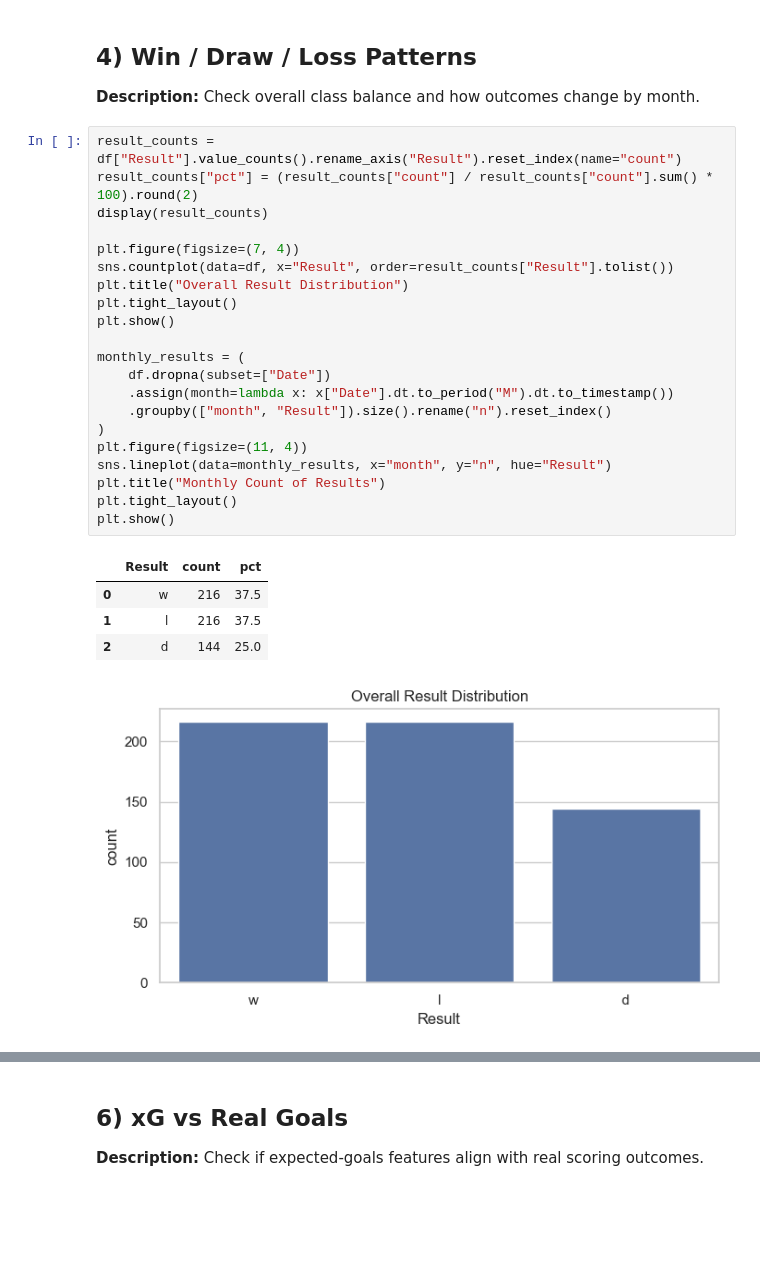
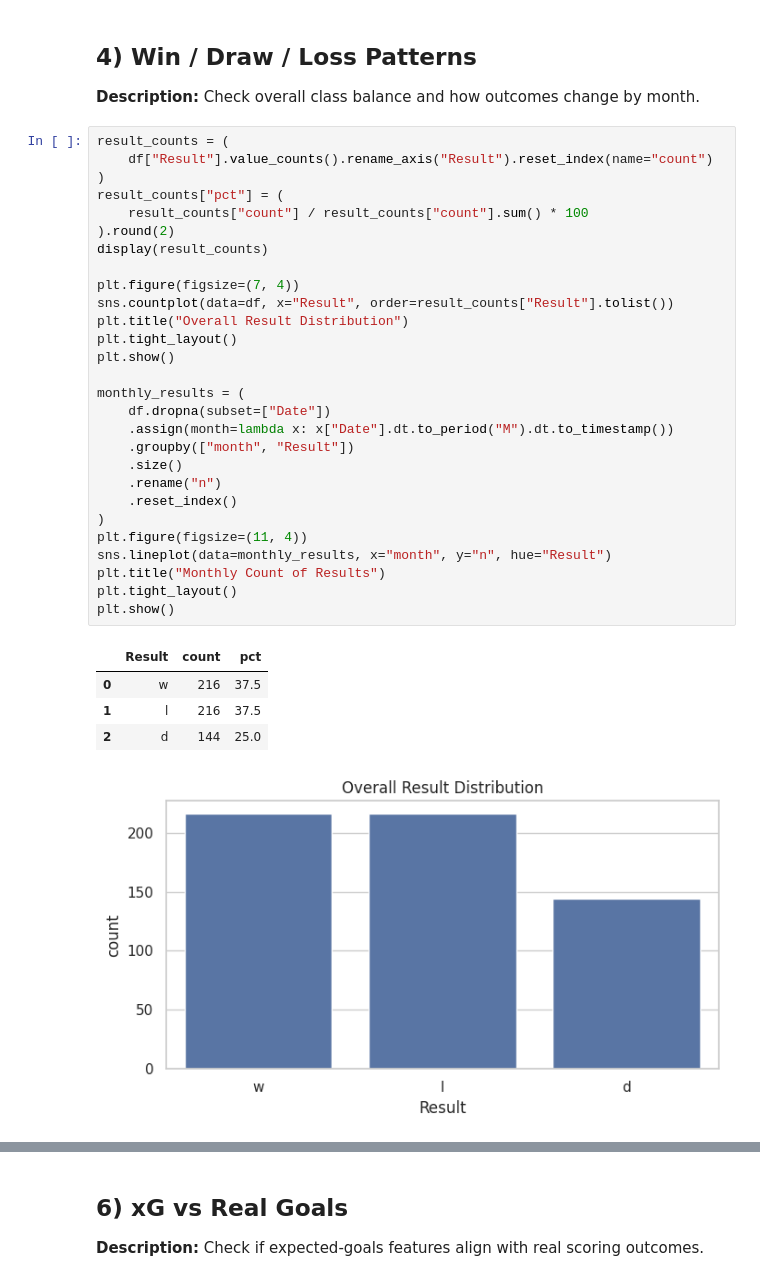
Before and after one commit to salxz696969/premier-league-prediction-2019-2020, a Jupyter notebook: notebooks/eda.ipynb, the cells around one changed output, grey strips where cells are left out. Saved outputs shown, nothing was run; the diff lists cells and outputs as text; blank space fills up the shorter version.

```diff
--- a/notebooks/eda.ipynb
+++ b/notebooks/eda.ipynb
@@ -101,29 +107,36 @@ display(health)
 
 **Description:** Check overall class balance and how outcomes change by month.
 # %%
-result_counts = df["Result"].value_counts().rename_axis("Result").reset_index(name="count")
-result_counts["pct"] = (result_counts["count"] / result_counts["count"].sum() * 100).round(2)
+result_counts = (
+    df["Result"].value_counts().rename_axis("Result").reset_index(name="count")
+)
+result_counts["pct"] = (
+    result_counts["count"] / result_counts["count"].sum() * 100
+).round(2)
 display(result_counts)
 
 plt.figure(figsize=(7, 4))
 sns.countplot(data=df, x="Result", order=result_counts["Result"].tolist())
 plt.title("Overall Result Distribution")
 plt.tight_layout()
 plt.show()
 
 monthly_results = (
     df.dropna(subset=["Date"])
     .assign(month=lambda x: x["Date"].dt.to_period("M").dt.to_timestamp())
-    .groupby(["month", "Result"]).size().rename("n").reset_index()
+    .groupby(["month", "Result"])
+    .size()
+    .rename("n")
+    .reset_index()
 )
 plt.figure(figsize=(11, 4))
 sns.lineplot(data=monthly_results, x="month", y="n", hue="Result")
 plt.title("Monthly Count of Results")
 plt.tight_layout()
 plt.show()
 # %% [output]
 |  | Result | count | pct |
 | 0 | w | 216 | 37.5 |
 | 1 | l | 216 | 37.5 |
 | 2 | d | 144 | 25.0 |
-[figure, old version]
+[figure, new version]
```
Also changed, not shown: parts of 17 cells of this notebook, 7 other files.
